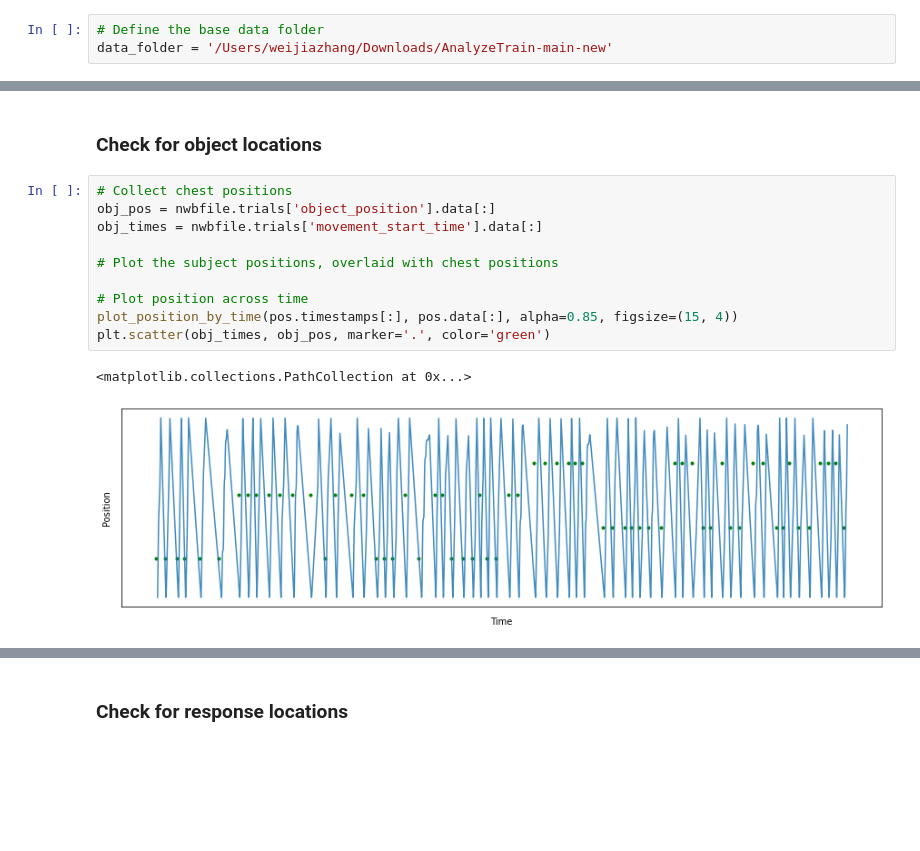
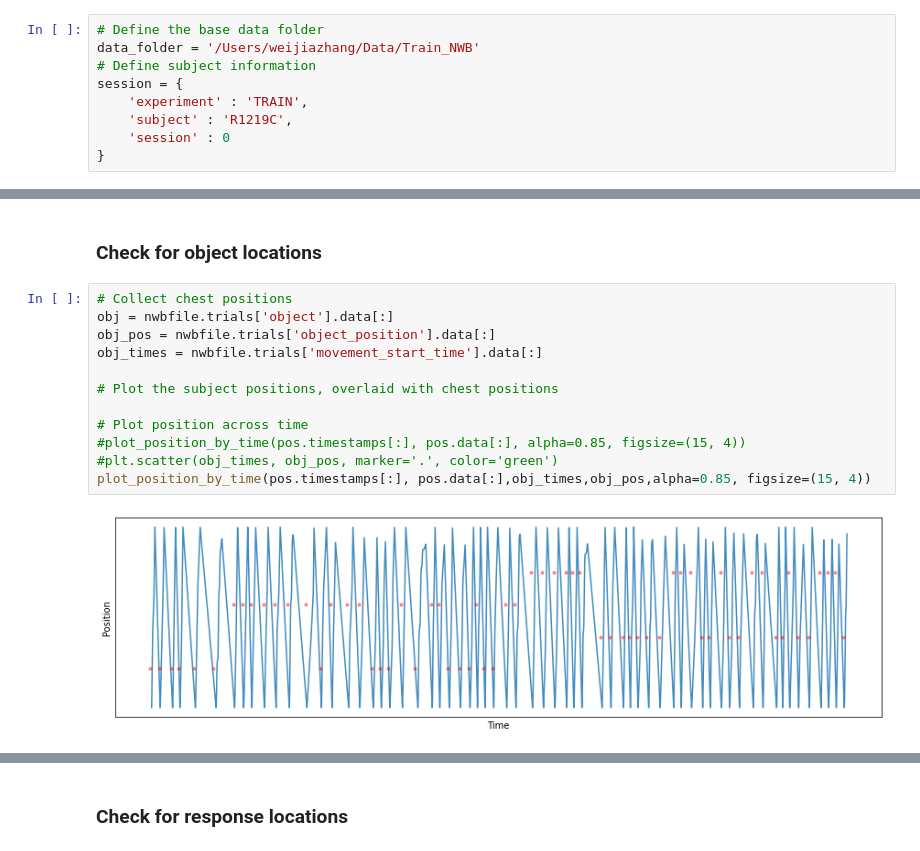
Before and after one commit to HSNPipeline/AnalyzeTrain, a Jupyter notebook: notebooks/00-DataChecks.ipynb, the cells around one changed output, grey strips where cells are left out. Cells and saved outputs as stored; diff of their text form; blank space fills up the shorter version.

Commit message:
updates with plot_position_1d and quality control report

```diff
--- a/notebooks/00-DataChecks.ipynb
+++ b/notebooks/00-DataChecks.ipynb
@@ -39,4 +39,10 @@ from plts import plot_task_structure
 ## Settings
 # %%
 # Define the base data folder
-data_folder = '/Users/weijiazhang/Downloads/AnalyzeTrain-main-new'
+data_folder = '/Users/weijiazhang/Data/Train_NWB'
+# Define subject information
+session = {
+    'experiment' : 'TRAIN',
+    'subject' : 'R1219C',
+    'session' : 0
+}
@@ -229,14 +228,15 @@ array([0.14355391, 0.09425257, 0.0992618 , 0.0847614 , 0.10268917,
 ### Check for object locations
 # %%
 # Collect chest positions
+obj = nwbfile.trials['object'].data[:]
 obj_pos = nwbfile.trials['object_position'].data[:]
 obj_times = nwbfile.trials['movement_start_time'].data[:]
 
 # Plot the subject positions, overlaid with chest positions
 
 # Plot position across time
-plot_position_by_time(pos.timestamps[:], pos.data[:], alpha=0.85, figsize=(15, 4))
-plt.scatter(obj_times, obj_pos, marker='.', color='green')
+#plot_position_by_time(pos.timestamps[:], pos.data[:], alpha=0.85, figsize=(15, 4))
+#plt.scatter(obj_times, obj_pos, marker='.', color='green')
+plot_position_by_time(pos.timestamps[:], pos.data[:],obj_times,obj_pos,alpha=0.85, figsize=(15, 4))
 # %% [output]
-<matplotlib.collections.PathCollection at 0x...>
-[figure, old version]
+[figure, new version]
```
Also changed, not shown: parts of 11 cells of this notebook, 2 other files.
